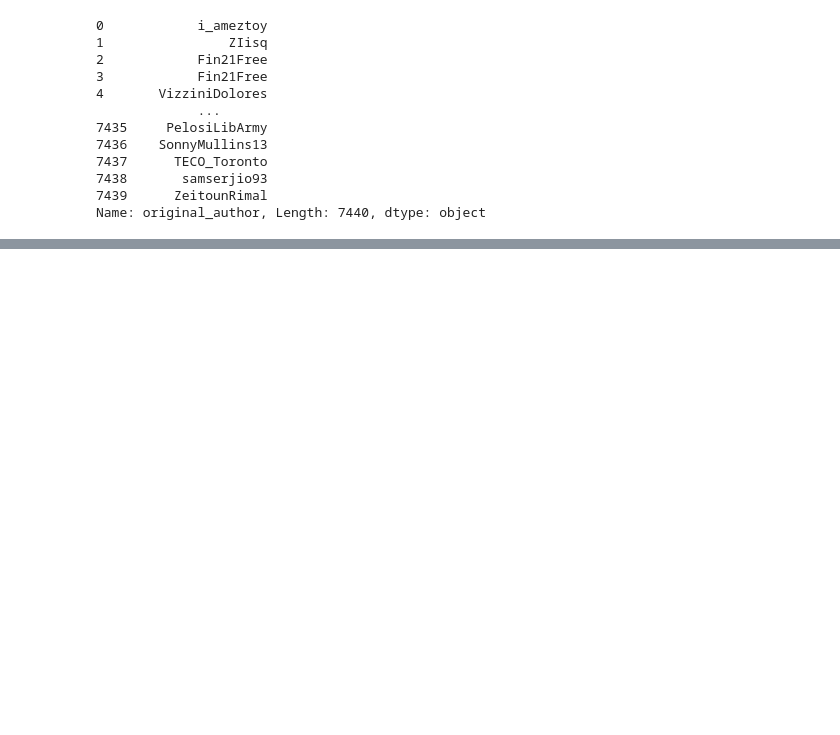
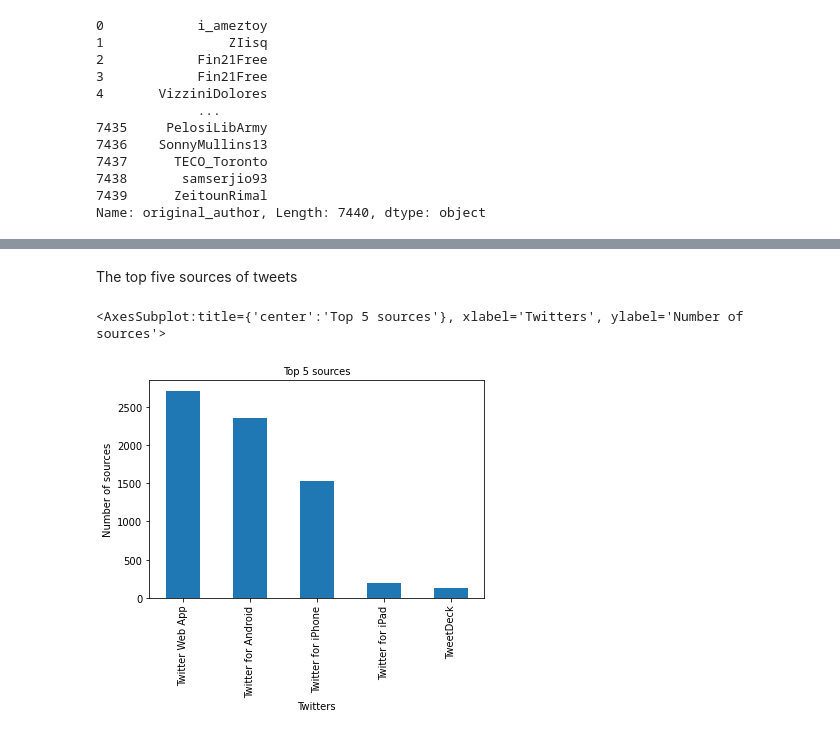
Before and after one commit to Fisseha-Estifanos/Twitter-Data-Analysis, a Jupyter notebook: notebooks/EDA.ipynb, the cells around one changed output, grey strips where cells are left out. Cells and saved outputs as stored; diff of their text form; code cells hidden in the pictures; blank space fills up the shorter version.

```diff
--- a/notebooks/EDA.ipynb
+++ b/notebooks/EDA.ipynb
@@ -49,0 +183,14 @@ Name: original_author, Length: 7440, dtype: object
+# %% [markdown]
+The top five sources of tweets
+# %%
+# top 5 sources of users
+fig, ax = plt.subplots()
+ax.tick_params(axis='x', labelsize=10)
+ax.tick_params(axis='y', labelsize=10)
+ax.set_xlabel('Twitters', fontsize=10)
+ax.set_ylabel('Number of sources' , fontsize=10)
+ax.set_title('Top 5 sources', fontsize=10)
+tweets_df.source.value_counts()[:5].plot(ax=ax, kind='bar')
+# %% [output]
+<AxesSubplot:title={'center':'Top 5 sources'}, xlabel='Twitters', ylabel='Number of sources'>
+[figure, added]
```
Also changed, not shown: parts of 16 cells of this notebook.
